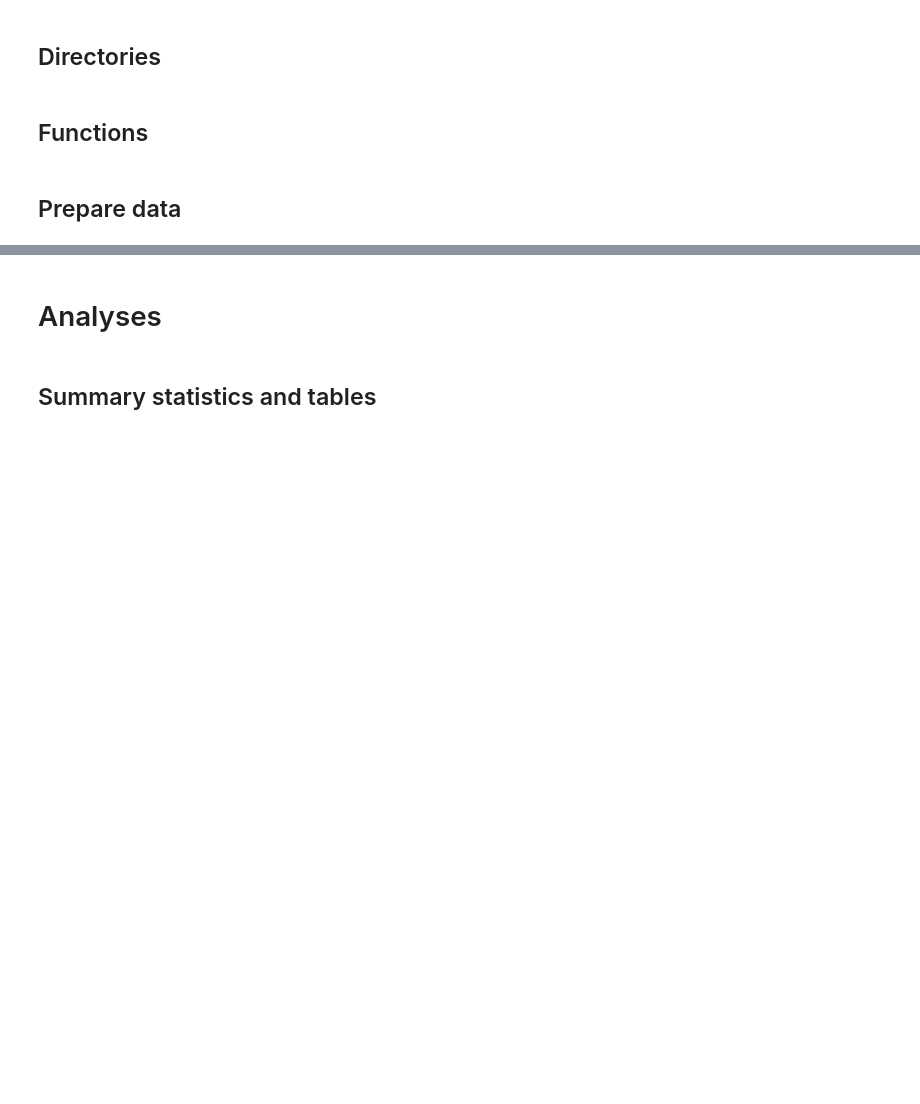
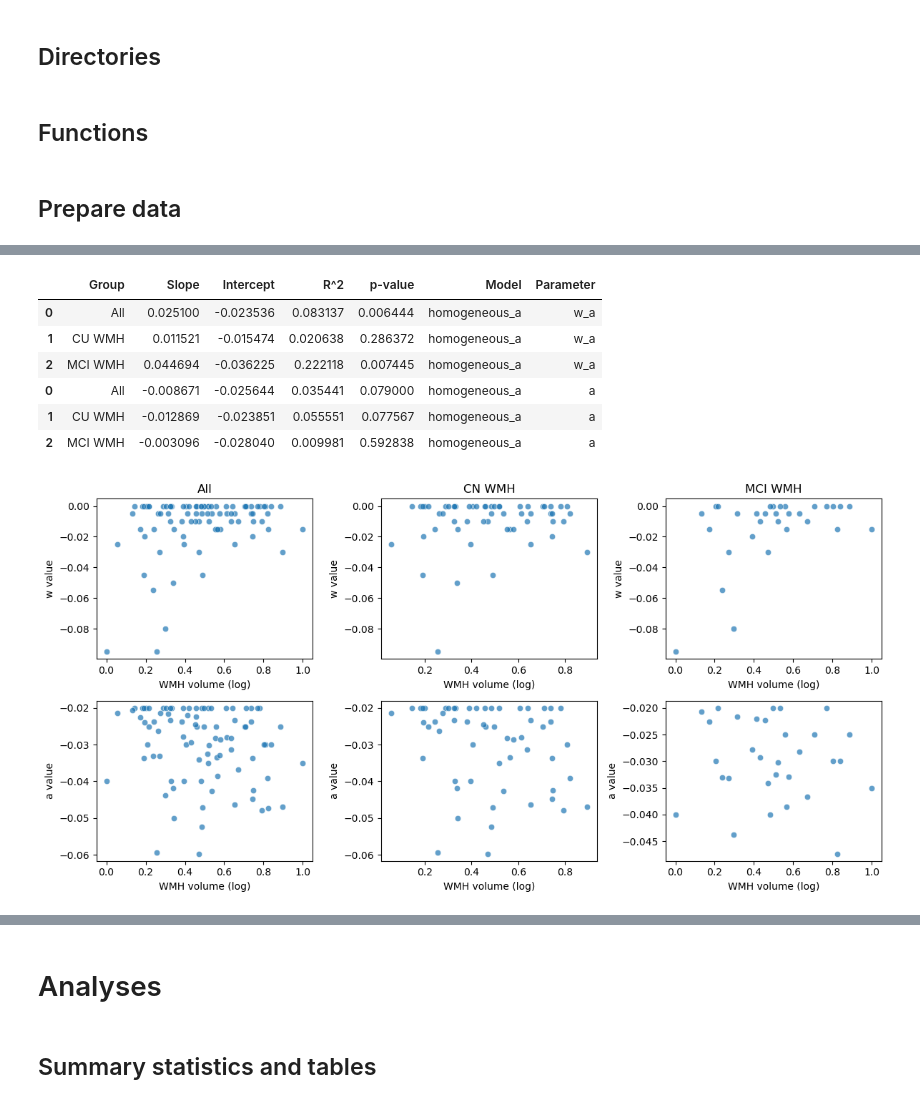
Before and after one commit to dani2442/TMS_in_AD, a Jupyter notebook: 03_modeling_neurolib/petTOAD_final_analysis_log.ipynb, the cells around one changed output, grey strips where cells are left out. Cells and saved outputs as stored; diff of their text form; code cells hidden in the pictures; blank space fills up the shorter version.

```diff
--- a/03_modeling_neurolib/petTOAD_final_analysis_log.ipynb
+++ b/03_modeling_neurolib/petTOAD_final_analysis_log.ipynb
@@ -670,0 +434,80 @@ df_max_fc_sc, df_max_phfcd_sc, df_max_comp_score_sc = get_best_dfs(
+# %%
+def plot_w_wmh_relationship(group, df, parm, ax):
+    if parm == "a":
+        color = "tab:blue"
+    elif parm == "G":
+        color = "tab:orange"
+    if group == "All":
+        sns.scatterplot(data = df, x = "wmh_load", y = "w", ax = ax[0], alpha = 0.7, color = color)
+        # sns.scatterplot(data = df, x = "wmh_load", y = "b", label = "Bias", ax = ax)
+        sns.scatterplot(data = df, x = "wmh_load", y = parm, ax = ax[1], alpha = 0.7, color = color)
+        groupname = group
+    else:
+        groupname = f"{group.split('_')[0]} {group.split('_')[1]}"
+        sns.scatterplot(data = df[df["Group_bin_Fazekas"] == group], x = "wmh_load", y = "w", ax = ax[0], alpha = 0.7, color = color)
+        # sns.scatterplot(data = df[df["Group_bin_Fazekas"] == group], x = "wmh_load", y = "b", label = "Bias", ax = ax)
+        sns.scatterplot(data = df[df["Group_bin_Fazekas"] == group], x = "wmh_load", y = parm, ax = ax[1], alpha = 0.7, color = color)
+    ax[0].set_ylabel("w value")
+    ax[1].set_ylabel(f"{parm} value")
+    ax[0].set_xlabel("WMH volume (log)")
+    ax[1].set_xlabel("WMH volume (log)")
+    ax[0].set_title(groupname)
+
+def lin_reg_wmh_parm(df, group, x, y):
+    X = pd.to_numeric(df[x])
+    Y = pd.to_numeric(df[y])
+    # Use statsmodels to calculate p-values for the coefficients
+    X_with_intercept = sm.add_constant(
+        X
+    )  # Add a constant (intercept) term to the features
+    model = sm.OLS(
+        Y, X_with_intercept
+    ).fit()  # Fit an OLS (ordinary least squares) model
+    # Get the coefficients (w) and intercept (b)
+    lr_w = model.params[x]
+    lr_b = model.params["const"]
+    r2 = model.rsquared
+    p = model.pvalues[x]
+
+    return group, lr_w, lr_b, r2, p
+
+def all_lin_reg_wmh_parm(model_type):
+    parm = model_type[-1:]
+    list_res_w = []
+    list_res_parm = []
+    list_df = [df_max_phfcd_merged, df_max_phfcd_cn, df_max_phfcd_mci]
+    list_names = ["All", "CU WMH", "MCI WMH"]
+    list_col_names = ["Group", "Slope", "Intercept", "R^2", "p-value"]
+    for i, df in enumerate(list_df):
+        list_res_w.append(lin_reg_wmh_parm(df[df["model_type"] == model_type], list_names[i], "wmh_load", "w"))
+        list_res_parm.append(lin_reg_wmh_parm(df[df["model_type"] == model_type], list_names[i], "wmh_load", parm))
+
+    df_res_w = pd.DataFrame(list_res_w, columns=list_col_names)
+    df_res_parm = pd.DataFrame(list_res_parm, columns=list_col_names)
+    df_res_w["Model"] = model_type
+    df_res_parm["Model"] = model_type
+    df_res_w["Parameter"] = "w_" + parm
+    df_res_parm["Parameter"] = parm
+    df_res = pd.concat([df_res_w, df_res_parm])
+    return df_res
+
+fig, axs = plt.subplots(nrows=2, ncols=3, figsize = (12, 6))
+axs_col_one = axs[:, 0]
+axs_col_two = axs[:, 1]
+axs_col_three = axs[:, 2]
+plot_w_wmh_relationship("All", df_max_phfcd_merged[df_max_phfcd_merged["model_type"] == "homogeneous_a"], "a", axs_col_one)
+plot_w_wmh_relationship("CN_WMH", df_max_phfcd_cn[df_max_phfcd_cn["model_type"] == "homogeneous_a"], "a", axs_col_two)
+plot_w_wmh_relationship("MCI_WMH", df_max_phfcd_mci[df_max_phfcd_mci["model_type"] == "homogeneous_a"], "a", axs_col_three)
+fig.tight_layout()
+
+table_a = all_lin_reg_wmh_parm("homogeneous_a")
+table_a
+# %% [output]
+|  | Group | Slope | Intercept | R^2 | p-value | Model | Parameter |
+| 0 | All | 0.025100 | -0.023536 | 0.083137 | 0.006444 | homogeneous_a | w_a |
+| 1 | CU WMH | 0.011521 | -0.015474 | 0.020638 | 0.286372 | homogeneous_a | w_a |
+| 2 | MCI WMH | 0.044694 | -0.036225 | 0.222118 | 0.007445 | homogeneous_a | w_a |
+| 0 | All | -0.008671 | -0.025644 | 0.035441 | 0.079000 | homogeneous_a | a |
+| 1 | CU WMH | -0.012869 | -0.023851 | 0.055551 | 0.077567 | homogeneous_a | a |
+| 2 | MCI WMH | -0.003096 | -0.028040 | 0.009981 | 0.592838 | homogeneous_a | a |
+[figure, added]
```
Also changed, not shown: parts of 61 cells of this notebook, 8 other files.
